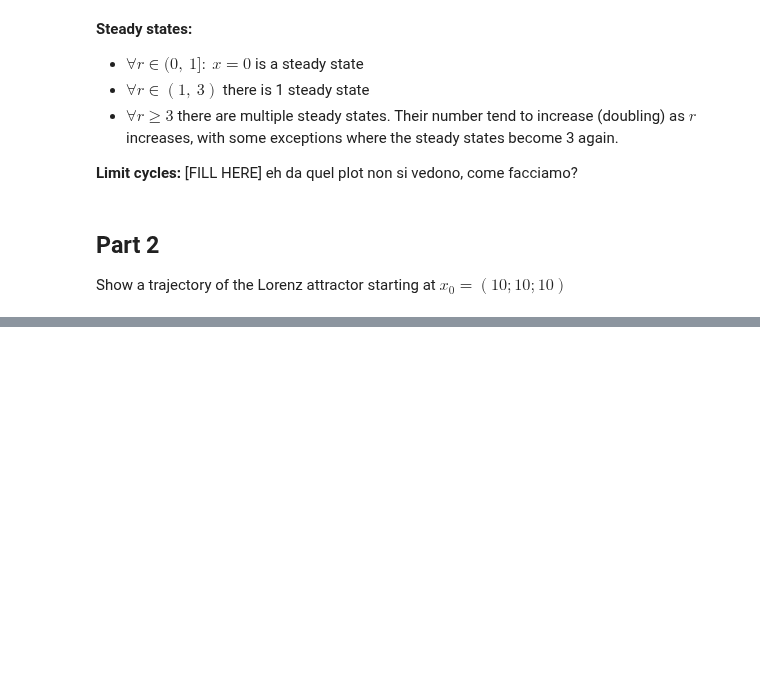
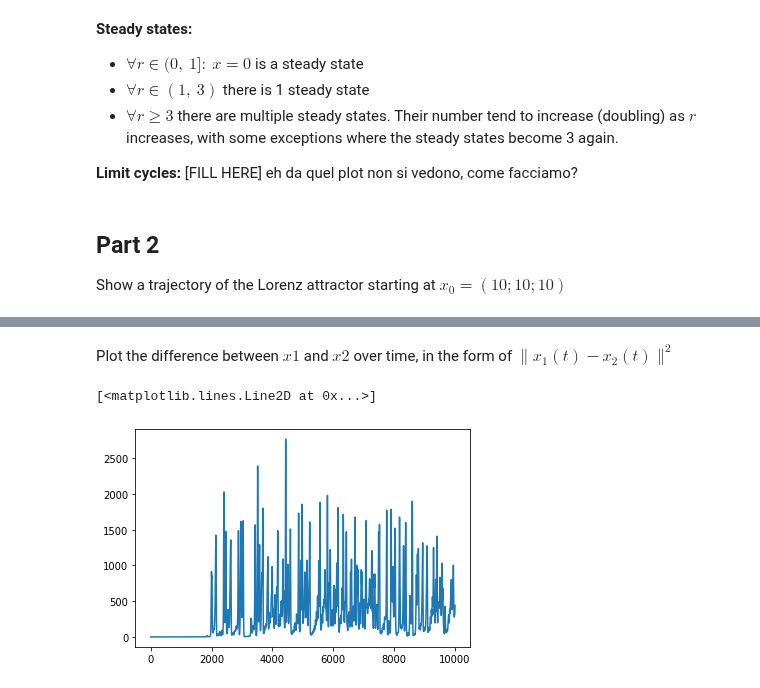
Before and after one commit to AlexPasqua/MLCMS-exercises, a Jupyter notebook: EX3/task4.ipynb, the cells around one changed output, grey strips where cells are left out. Cells and saved outputs as stored; diff of their text form; code cells hidden in the pictures; blank space fills up the shorter version.

```diff
--- a/EX3/task4.ipynb
+++ b/EX3/task4.ipynb
@@ -55,0 +60,8 @@ lorenz_traj(start_x=(10, 10, 10), s=10, b=2.667, r=28)
+# %% [markdown]
+Plot the difference between $x1$ and $x2$ over time, in the form of $\|x_1(t)-x_2(t)\|^2$
+# %%
+diff = [np.linalg.norm(x1[t] - x2[t]) ** 2 for t in range(len(x1))]
+plt.plot(diff)
+# %% [output]
+[<matplotlib.lines.Line2D at 0x...>]
+[figure, added]
```
Also changed, not shown: parts of 2 cells of this notebook, 1 other file.
